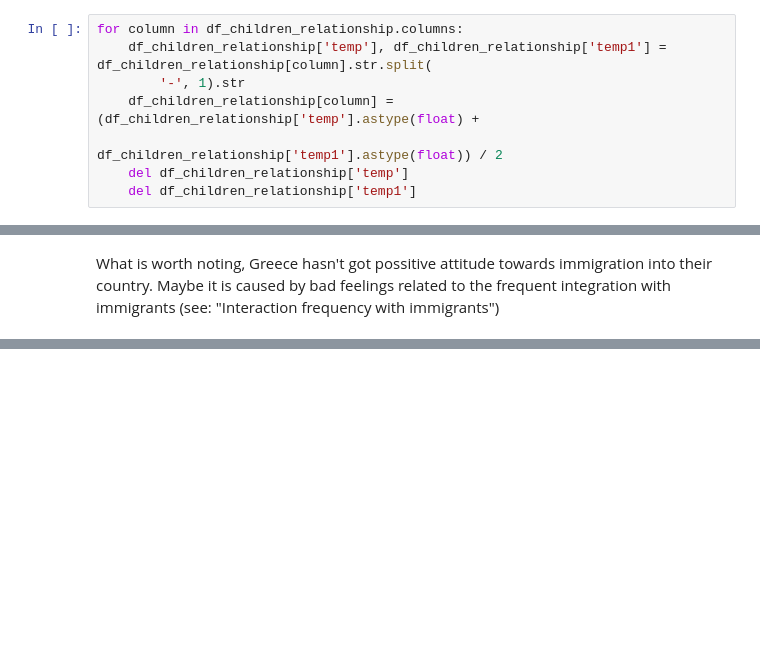
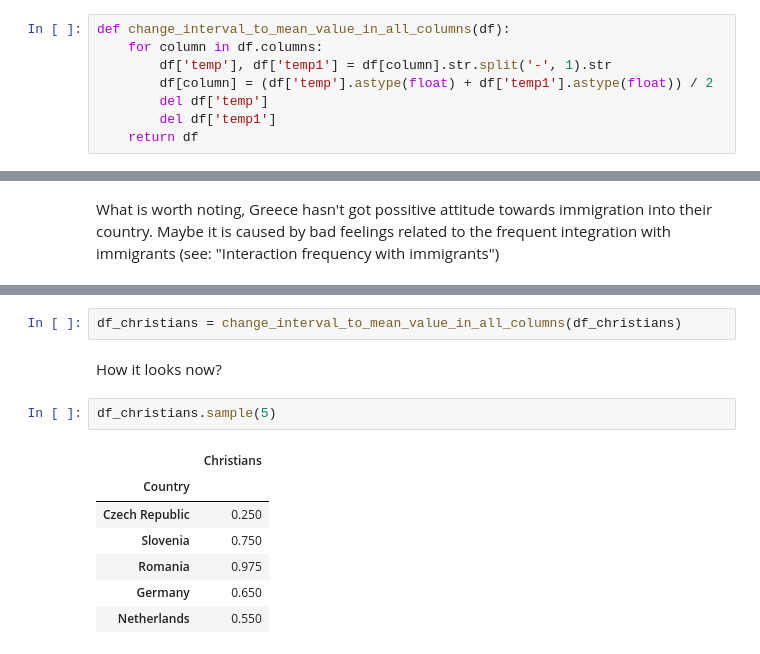
Before and after one commit to joanna-janos/MigrationSimulationInEU, a Jupyter notebook: data_analysis.ipynb, the cells around one changed output, grey strips where cells are left out. Saved outputs shown, nothing was run; the diff lists cells and outputs as text; blank space fills up the shorter version.

```diff
--- a/data_analysis.ipynb
+++ b/data_analysis.ipynb
@@ -178,10 +178,10 @@ But before it, data should be preprocessed not to contain intervals and NaN valu
 #### Intervals
 Intervals will be changed to mean value (based on the lowest and the highest value).
 # %%
-for column in df_children_relationship.columns:
-    df_children_relationship['temp'], df_children_relationship['temp1'] = df_children_relationship[column].str.split(
-        '-', 1).str
-    df_children_relationship[column] = (df_children_relationship['temp'].astype(float) +
-                                        df_children_relationship['temp1'].astype(float)) / 2
-    del df_children_relationship['temp']
-    del df_children_relationship['temp1']
+def change_interval_to_mean_value_in_all_columns(df):
+    for column in df.columns:
+        df['temp'], df['temp1'] = df[column].str.split('-', 1).str
+        df[column] = (df['temp'].astype(float) + df['temp1'].astype(float)) / 2
+        del df['temp']
+        del df['temp1']
+    return df
@@ -432,0 +455,14 @@ Maybe it is caused by bad feelings related to the frequent integration with immi
+# %%
+df_christians = change_interval_to_mean_value_in_all_columns(df_christians)
+# %% [markdown]
+How it looks now?
+# %%
+df_christians.sample(5)
+# %% [output]
+|  | Christians |
+| Country |  |
+| Czech Republic | 0.250 |
+| Slovenia | 0.750 |
+| Romania | 0.975 |
+| Germany | 0.650 |
+| Netherlands | 0.550 |
```
Also changed, not shown: parts of 31 cells of this notebook, 3 other files.
